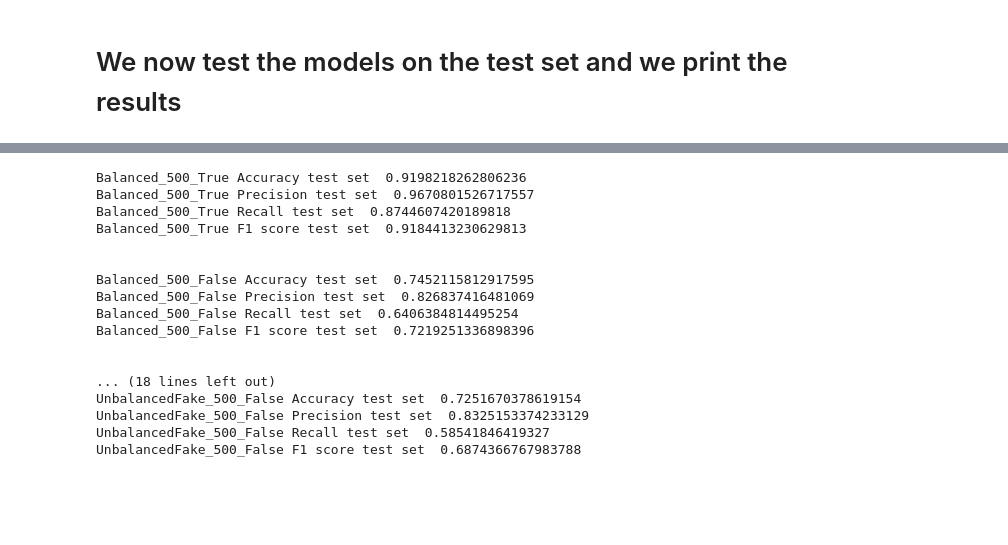
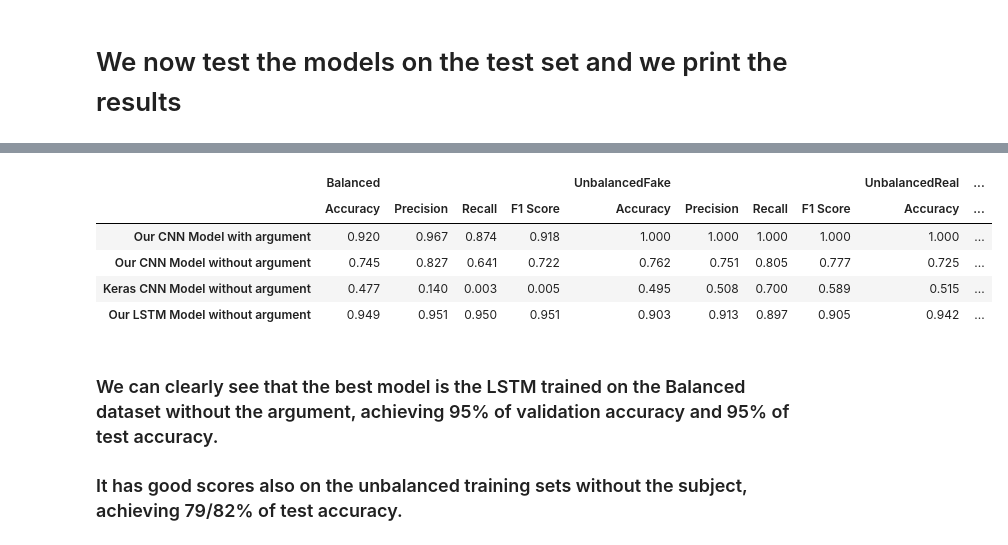
Before and after one commit to PaulMagos/ISPR, a Jupyter notebook: Assignment3/notebook.ipynb, the cells around one changed output, grey strips where cells are left out. Saved outputs shown, nothing was run; the diff lists cells and outputs as text; code cells hidden in the pictures; blank space fills up the shorter version.

```diff
--- a/Assignment3/notebook.ipynb
+++ b/Assignment3/notebook.ipynb
@@ -861,25 +928,53 @@ for NN in [ourParamModels, kerasmodels, ourParamLSTMModels]:
-# %%
-for kind in ModelsNames:
-    print(kind + ' Accuracy test set ', metrics.accuracy_score(y_test, test_predict[kind]))
-    print(kind + ' Precision test set ', metrics.precision_score(y_test, test_predict[kind]))
-    print(kind + ' Recall test set ', metrics.recall_score(y_test, test_predict[kind]))
-    print(kind + ' F1 score test set ', metrics.f1_score(y_test, test_predict[kind]))
-    print('\n')
-# %% [output]
-Balanced_500_True Accuracy test set  0.9198218262806236
-Balanced_500_True Precision test set  0.9670801526717557
-Balanced_500_True Recall test set  0.8744607420189818
-Balanced_500_True F1 score test set  0.9184413230629813
-
-
-Balanced_500_False Accuracy test set  0.7452115812917595
-Balanced_500_False Precision test set  0.826837416481069
-Balanced_500_False Recall test set  0.6406384814495254
-Balanced_500_False F1 score test set  0.7219251336898396
-
-
-... (18 lines left out)
-UnbalancedFake_500_False Accuracy test set  0.7251670378619154
-UnbalancedFake_500_False Precision test set  0.8325153374233129
-UnbalancedFake_500_False Recall test set  0.58541846419327
-UnbalancedFake_500_False F1 score test set  0.6874366767983788
+# %%
+from sklearn import metrics
+data = []
+i = 0
+index = []
+header1 = []
+header2 = [['Accuracy', 'Precision', 'Recall', 'F1 Score'] for i in range(3)]
+header2 = [item for sublist in header2 for item in sublist]
+for NN in [ourParamModels, kerasmodels, ourParamLSTMModels]:
+    NNKeys = list(NN.keys())
+    NNKeys.sort(key=lambda s: s.split('_')[2],  reverse=True)
+
+    for j, kind in enumerate(NNKeys):
+        # Increment i axis if j reached a multiple of 3
+        if j>0 and j%3 == 0:
+            i += 1
+        text = kind.split('_')[2].replace('True', 'with argument').replace('False', 'without argument')
+        acc = round(metrics.accuracy_score(y_test, test_predict[i][kind]),3)
+        prec = round(metrics.precision_score(y_test, test_predict[i][kind]),3)
+        rec = round(metrics.recall_score(y_test, test_predict[i][kind]),3)
+        f1 = round(metrics.f1_score(y_test, test_predict[i][kind]),3)
+        if i < our_model_Rows:
+            if j%3 == 0:
+                index.append('Our CNN Model {}'.format(text))
+            header1.append(kind.split('_')[0])
+            data.append([acc, prec, rec, f1])
+        elif i < keras_model_Rows:
+            if j%3 == 0:
+                index.append('Keras CNN Model {}'.format(text))
+            header1.append(kind.split('_')[0])
+            data.append([acc, prec, rec, f1])
+        else:
+            if j%3 == 0:
+                index.append('Our LSTM Model {}'.format(text))
+            header1.append(kind.split('_')[0])
+            data.append([acc, prec, rec, f1])
+    i += 1
+
+
+rows_data = [data[i]+data[i+1]+data[i+2] for i in range(0, len(data), 3)]
+header1.sort()
+dataframe = pd.DataFrame(columns=[header1, header2], index=index, data=rows_data)
+dataframe
+# %% [output]
+|  | Balanced |  |  |  | UnbalancedFake |  |  |  | UnbalancedReal | ... |
+|  | Accuracy | Precision | Recall | F1 Score | Accuracy | Precision | Recall | F1 Score | Accuracy | ... |
+| Our CNN Model with argument | 0.920 | 0.967 | 0.874 | 0.918 | 1.000 | 1.000 | 1.000 | 1.000 | 1.000 | ... |
+| Our CNN Model without argument | 0.745 | 0.827 | 0.641 | 0.722 | 0.762 | 0.751 | 0.805 | 0.777 | 0.725 | ... |
+| Keras CNN Model without argument | 0.477 | 0.140 | 0.003 | 0.005 | 0.495 | 0.508 | 0.700 | 0.589 | 0.515 | ... |
+| Our LSTM Model without argument | 0.949 | 0.951 | 0.950 | 0.951 | 0.903 | 0.913 | 0.897 | 0.905 | 0.942 | ... |
+# %% [markdown]
+### We can clearly see that the best model is the LSTM trained on the Balanced dataset without the argument, achieving 95% of validation accuracy and 95% of test accuracy.
+### It has good scores also on the unbalanced training sets without the subject, achieving 79/82% of test accuracy.
```
Also changed, not shown: parts of 10 cells of this notebook.
